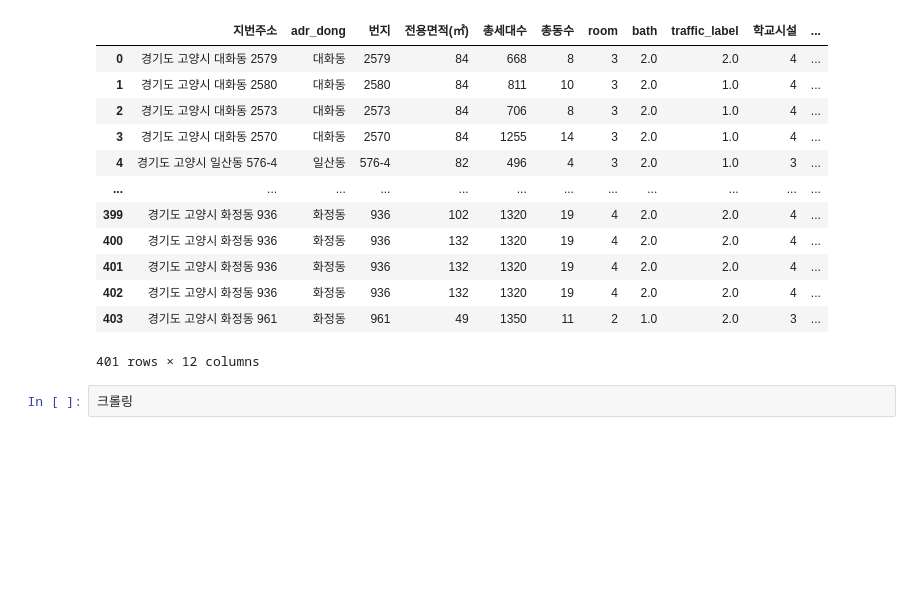
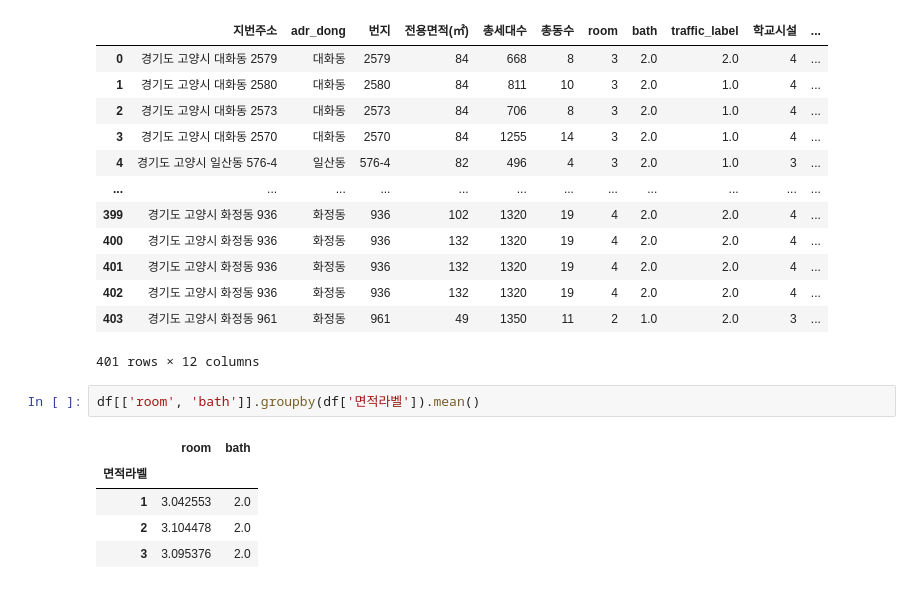
Before and after one commit to ZDRSJ/DA, a Jupyter notebook: EDA_code_file/total_merge_data_eda.ipynb, the cells around one changed output. Drawn from its saved outputs; the diff is of its cells as text; blank space fills up the shorter version.

```diff
--- a/EDA_code_file/total_merge_data_eda.ipynb
+++ b/EDA_code_file/total_merge_data_eda.ipynb
@@ -394,5 +394,11 @@ df_crawling_data
 | 402 | 경기도 고양시 화정동 936 | 화정동 | 936 | 132 | 1320 | 19 | 4 | 2.0 | 2.0 | 4 | ... |
 | 403 | 경기도 고양시 화정동 961 | 화정동 | 961 | 49 | 1350 | 11 | 2 | 1.0 | 2.0 | 3 | ... |
 401 rows × 12 columns
-# %%
-크롤링
+# %%
+df[['room', 'bath']].groupby(df['면적라벨']).mean()
+# %% [output]
+|  | room | bath |
+| 면적라벨 |  |  |
+| 1 | 3.042553 | 2.0 |
+| 2 | 3.104478 | 2.0 |
+| 3 | 3.095376 | 2.0 |
```
Also changed, not shown: parts of 4 cells of this notebook, 3 other files.
